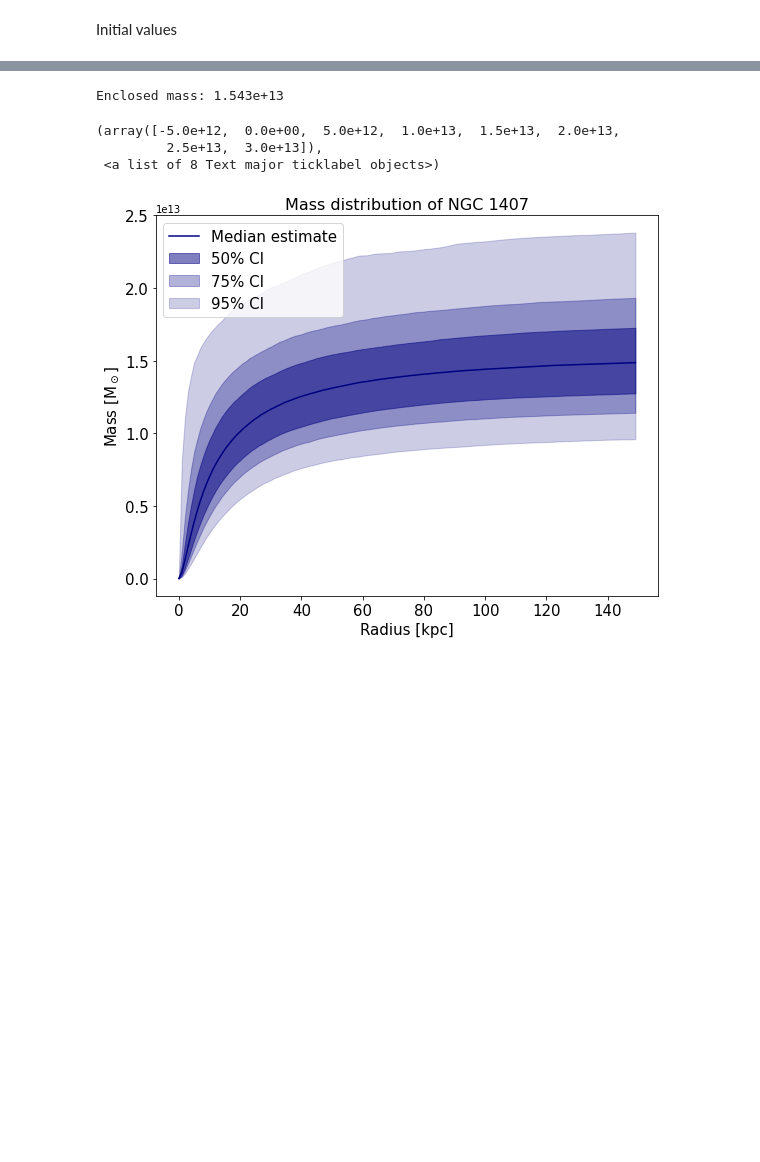
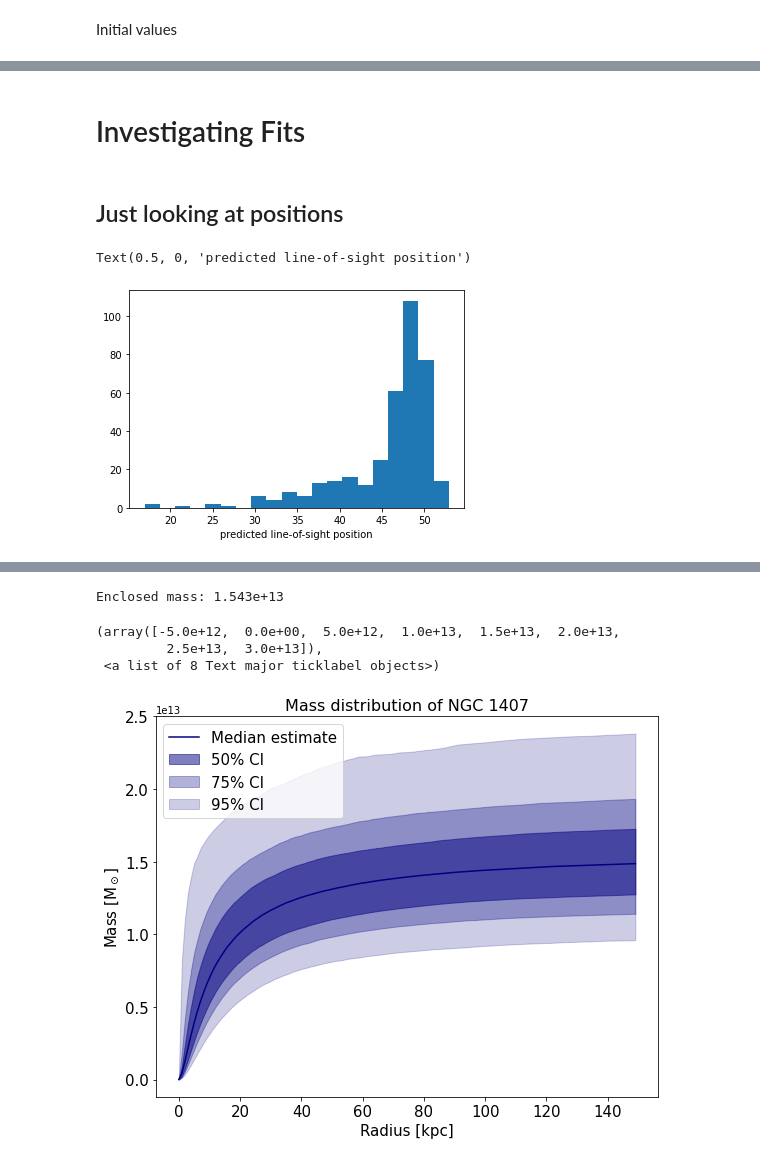
Before and after one commit to samberek/ast1501, a Jupyter notebook: pystan_ngc1407.ipynb, the cells around one changed output, grey strips where cells are left out. Drawn from its saved outputs; the diff is of its cells as text; code cells hidden in the pictures; blank space fills up the shorter version.

```diff
--- a/pystan_ngc1407.ipynb
+++ b/pystan_ngc1407.ipynb
@@ -166,2 +189,19 @@ array([[<matplotlib.axes._subplots.AxesSubplot object at 0x...>,
+# %% [markdown]
+# Investigating Fits
 # %%
 la = fit.extract()
+# %%
+#distribution of x values
+flat_x = (la['x']).flatten()
+mean_x = [np.mean(la['x'][:,i]) for i in range(370)]
+mean_xraw = [np.mean(la['x_raw'][:,i]) for i in range(370)]
+mean_vel_yz = [np.mean(la['v_yz'][:,i]) for i in range(370)]
+# %% [markdown]
+## Just looking at positions
+# %%
+#predicted line-of sight positions
+plt.hist(mean_x, bins=20)
+plt.xlabel('predicted line-of-sight position')
+# %% [output]
+Text(0.5, 0, 'predicted line-of-sight position')
+[figure, added]
```
Also changed, not shown: parts of 24 cells of this notebook.
